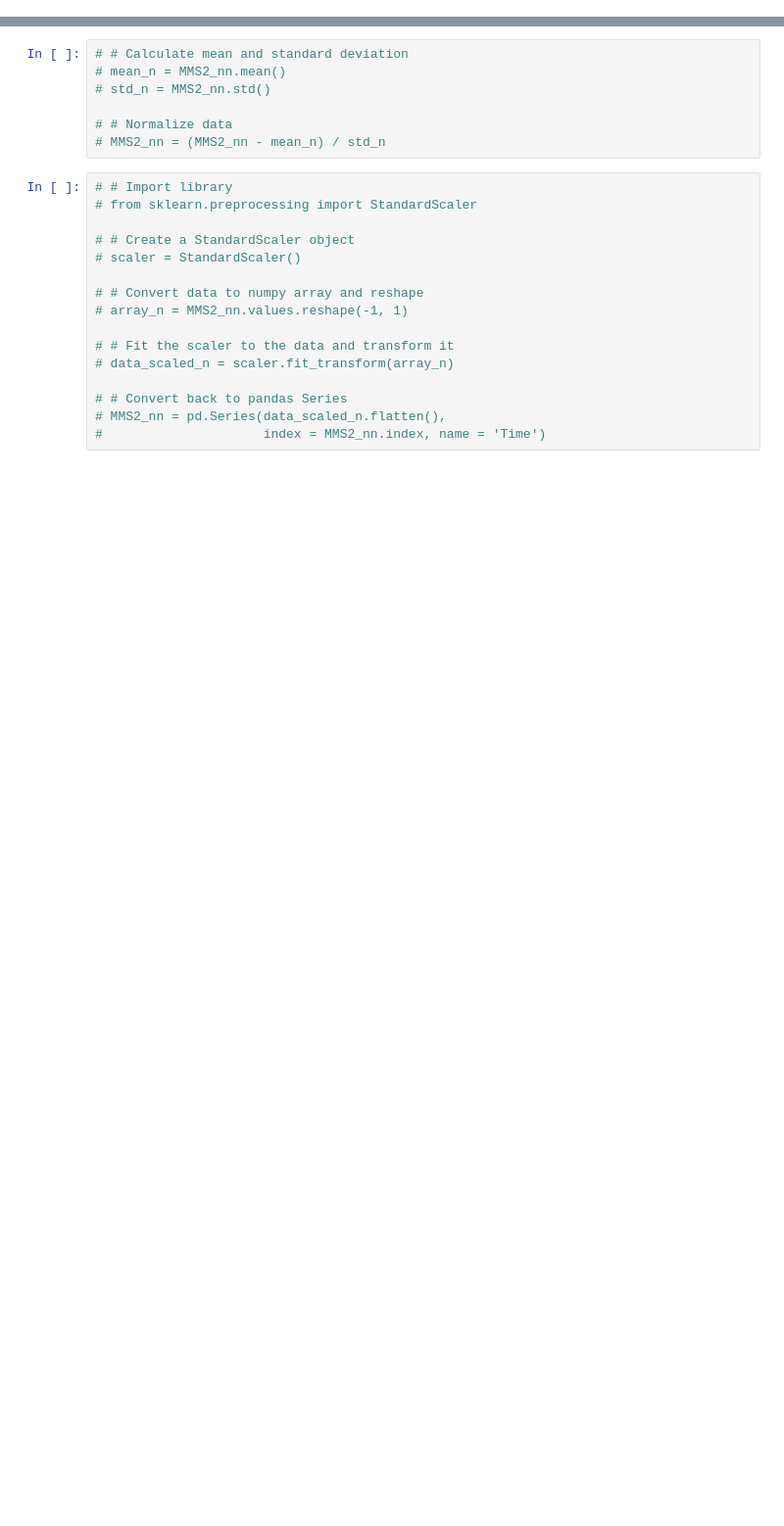
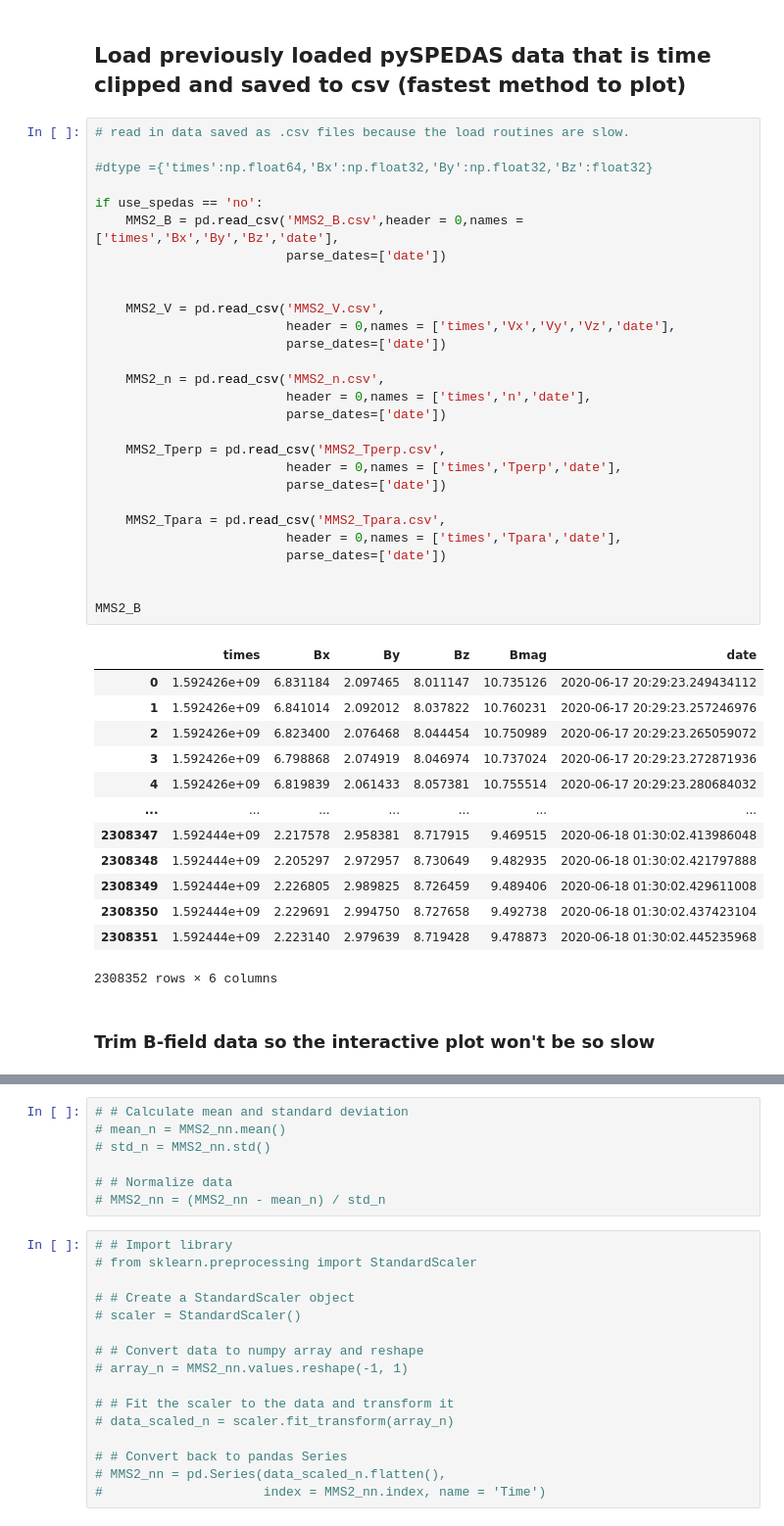
Before and after one commit to ChristyNova/CSCI5622_project, a Jupyter notebook: KH_event_CSCI_5622_project.ipynb, the cells around one changed output, grey strips where cells are left out. Shown at 98% size. Drawn from its saved outputs; the diff is of its cells as text; blank space fills up the shorter version.

```diff
--- a/KH_event_CSCI_5622_project.ipynb
+++ b/KH_event_CSCI_5622_project.ipynb
@@ -287,0 +341,46 @@ MMS2_V['date'] = pd.to_datetime(MMS2_V['times'],unit='s')
+# %% [markdown]
+## Load previously loaded pySPEDAS data that is time clipped and saved to csv (fastest method to plot)
+# %%
+# read in data saved as .csv files because the load routines are slow.
+
+#dtype ={'times':np.float64,'Bx':np.float32,'By':np.float32,'Bz':float32}
+
+if use_spedas == 'no':
+    MMS2_B = pd.read_csv('MMS2_B.csv',header = 0,names = ['times','Bx','By','Bz','date'],
+                         parse_dates=['date'])
+
+
+    MMS2_V = pd.read_csv('MMS2_V.csv',
+                         header = 0,names = ['times','Vx','Vy','Vz','date'],
+                         parse_dates=['date'])
+
+    MMS2_n = pd.read_csv('MMS2_n.csv',
+                         header = 0,names = ['times','n','date'],
+                         parse_dates=['date'])
+
+    MMS2_Tperp = pd.read_csv('MMS2_Tperp.csv',
+                         header = 0,names = ['times','Tperp','date'],
+                         parse_dates=['date'])
+
+    MMS2_Tpara = pd.read_csv('MMS2_Tpara.csv',
+                         header = 0,names = ['times','Tpara','date'],
+                         parse_dates=['date'])
+
+
+MMS2_B
+# %% [output]
+|  | times | Bx | By | Bz | Bmag | date |
+| 0 | 1.592426e+09 | 6.831184 | 2.097465 | 8.011147 | 10.735126 | 2020-06-17 20:29:23.249434112 |
+| 1 | 1.592426e+09 | 6.841014 | 2.092012 | 8.037822 | 10.760231 | 2020-06-17 20:29:23.257246976 |
+| 2 | 1.592426e+09 | 6.823400 | 2.076468 | 8.044454 | 10.750989 | 2020-06-17 20:29:23.265059072 |
+| 3 | 1.592426e+09 | 6.798868 | 2.074919 | 8.046974 | 10.737024 | 2020-06-17 20:29:23.272871936 |
+| 4 | 1.592426e+09 | 6.819839 | 2.061433 | 8.057381 | 10.755514 | 2020-06-17 20:29:23.280684032 |
+| ... | ... | ... | ... | ... | ... | ... |
+| 2308347 | 1.592444e+09 | 2.217578 | 2.958381 | 8.717915 | 9.469515 | 2020-06-18 01:30:02.413986048 |
+| 2308348 | 1.592444e+09 | 2.205297 | 2.972957 | 8.730649 | 9.482935 | 2020-06-18 01:30:02.421797888 |
+| 2308349 | 1.592444e+09 | 2.226805 | 2.989825 | 8.726459 | 9.489406 | 2020-06-18 01:30:02.429611008 |
+| 2308350 | 1.592444e+09 | 2.229691 | 2.994750 | 8.727658 | 9.492738 | 2020-06-18 01:30:02.437423104 |
+| 2308351 | 1.592444e+09 | 2.223140 | 2.979639 | 8.719428 | 9.478873 | 2020-06-18 01:30:02.445235968 |
+2308352 rows × 6 columns
+# %% [markdown]
+### Trim B-field data so the interactive plot won't be so slow
```
Also changed, not shown: parts of 39 cells of this notebook, 3 other files.
